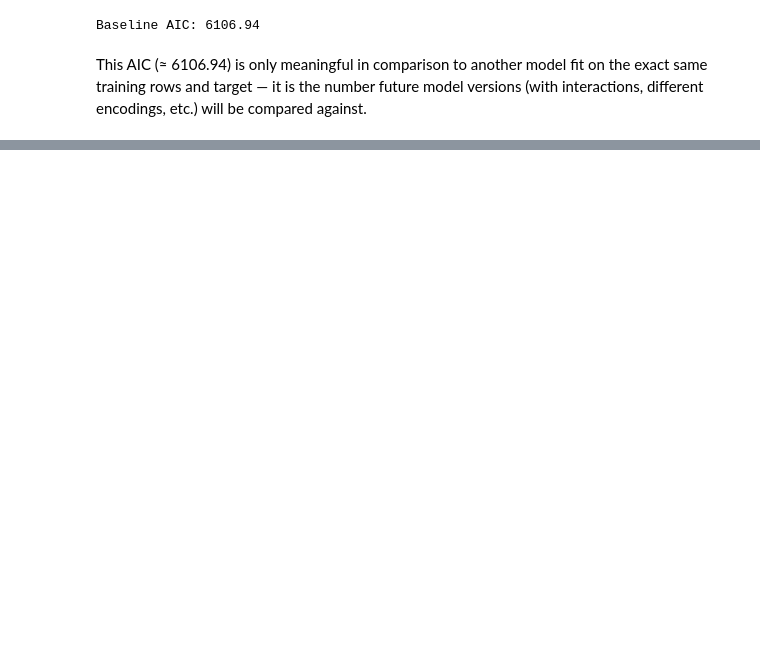
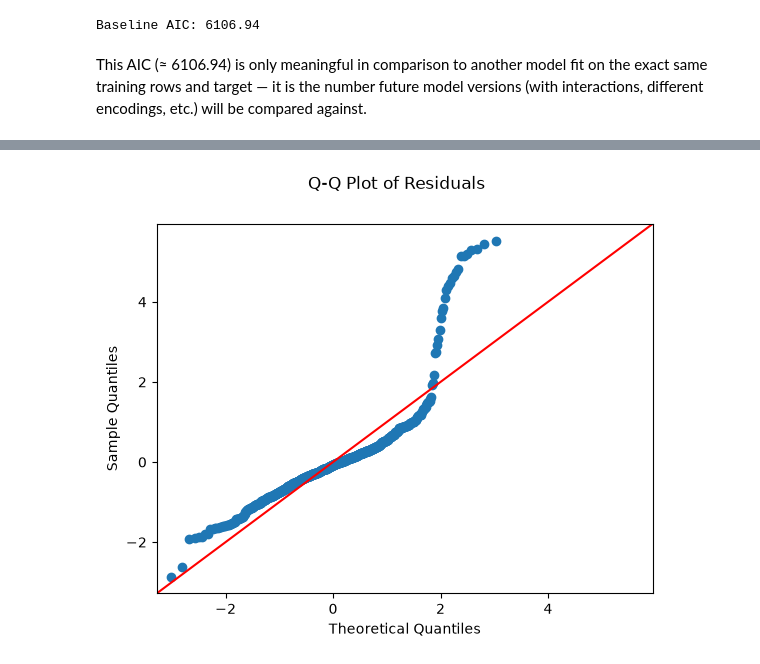
Before and after one commit to felo9015/food_delivery_time_prediction, a Jupyter notebook: notebooks/model_exploration.ipynb, the cells around one changed output, grey strips where cells are left out. Cells and saved outputs as stored; diff of their text form; code cells hidden in the pictures; blank space fills up the shorter version.

```diff
--- a/notebooks/model_exploration.ipynb
+++ b/notebooks/model_exploration.ipynb
@@ -380,0 +445,5 @@ No interaction or polynomial terms have been added yet, and nothing here has bee
+# %%
+qq_plot(advanced_model)
+plt.show()
+# %% [output]
+[figure, added]
```
Also changed, not shown: parts of 34 cells of this notebook, 4 other files.
